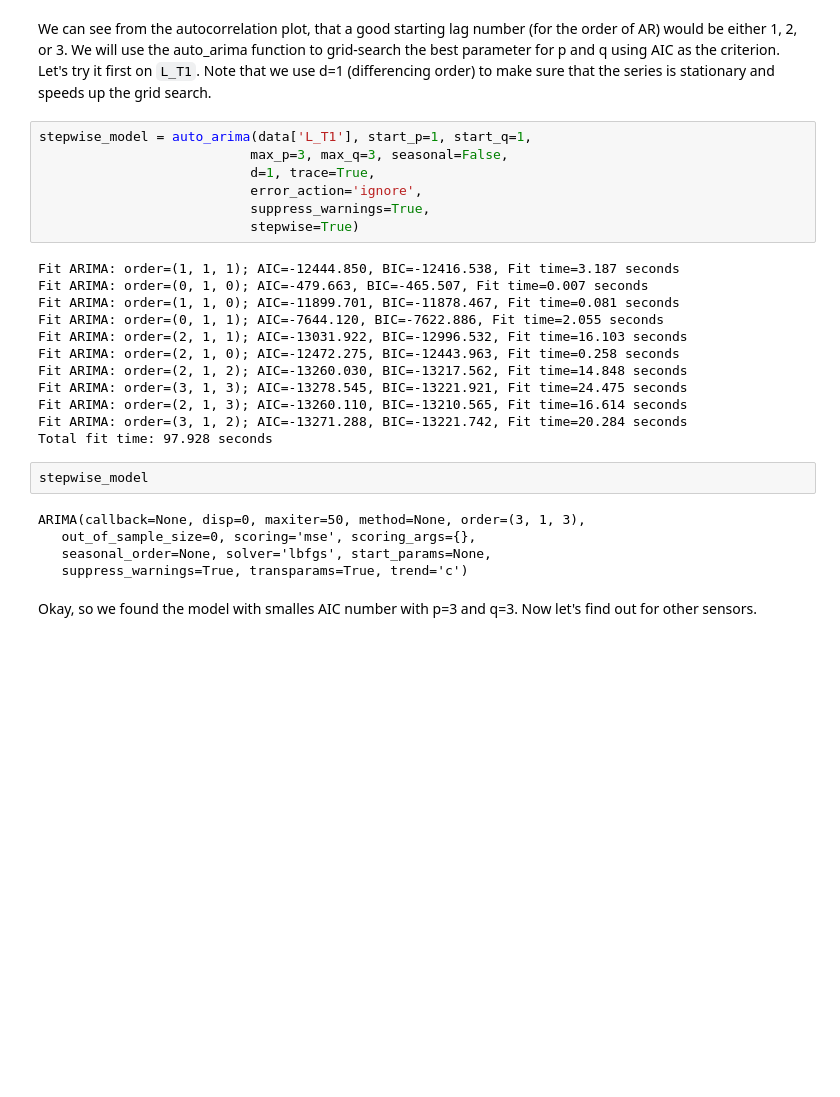
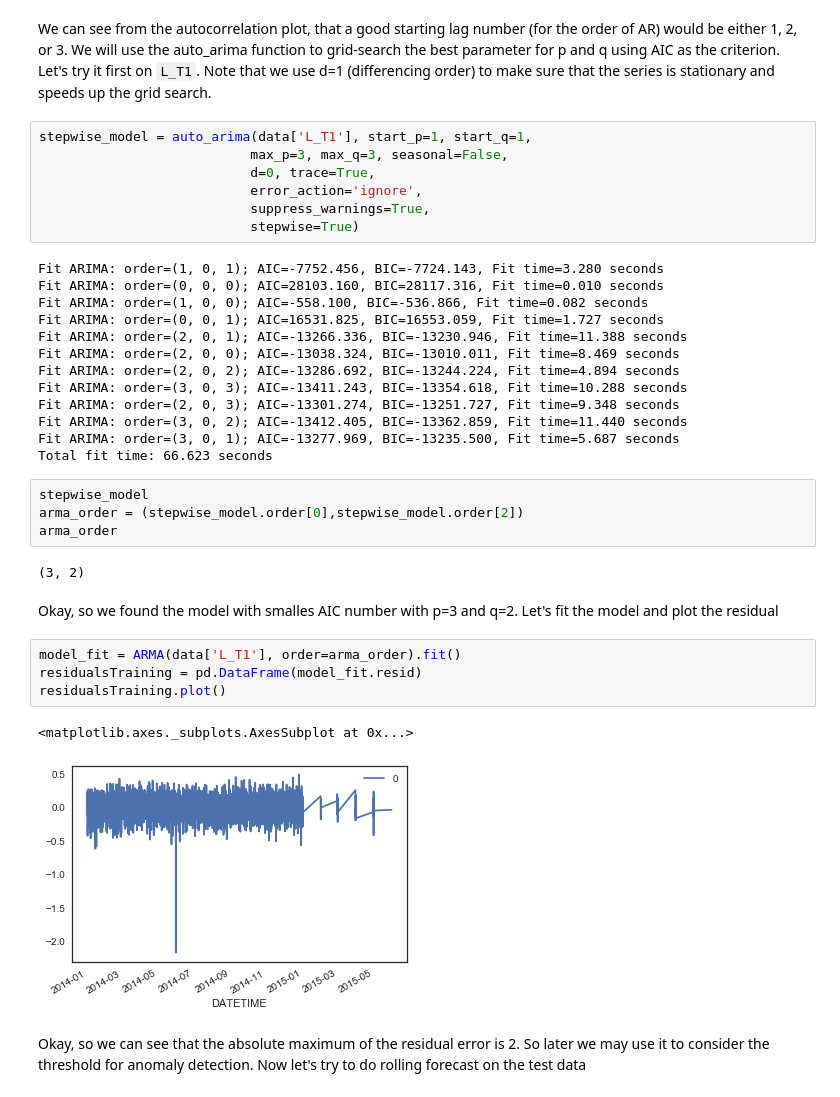
Before and after one commit to enreina/cs4035-lab, a Jupyter notebook: lab2/anomaly_detection.ipynb, the cells around one changed output. Cells and saved outputs as stored; diff of their text form; blank space fills up the shorter version.

Commit message:
ARMA: anomaly detection

```diff
--- a/lab2/anomaly_detection.ipynb
+++ b/lab2/anomaly_detection.ipynb
@@ -177,28 +179,37 @@ We can see from the autocorrelation plot, that a good starting lag number (for t
 # %%
 stepwise_model = auto_arima(data['L_T1'], start_p=1, start_q=1,
                            max_p=3, max_q=3, seasonal=False,
-                           d=1, trace=True,
+                           d=0, trace=True,
                            error_action='ignore',
                            suppress_warnings=True,
                            stepwise=True)
 # %% [output]
-Fit ARIMA: order=(1, 1, 1); AIC=-12444.850, BIC=-12416.538, Fit time=3.187 seconds
-Fit ARIMA: order=(0, 1, 0); AIC=-479.663, BIC=-465.507, Fit time=0.007 seconds
-Fit ARIMA: order=(1, 1, 0); AIC=-11899.701, BIC=-11878.467, Fit time=0.081 seconds
-Fit ARIMA: order=(0, 1, 1); AIC=-7644.120, BIC=-7622.886, Fit time=2.055 seconds
-Fit ARIMA: order=(2, 1, 1); AIC=-13031.922, BIC=-12996.532, Fit time=16.103 seconds
-Fit ARIMA: order=(2, 1, 0); AIC=-12472.275, BIC=-12443.963, Fit time=0.258 seconds
-Fit ARIMA: order=(2, 1, 2); AIC=-13260.030, BIC=-13217.562, Fit time=14.848 seconds
-Fit ARIMA: order=(3, 1, 3); AIC=-13278.545, BIC=-13221.921, Fit time=24.475 seconds
-Fit ARIMA: order=(2, 1, 3); AIC=-13260.110, BIC=-13210.565, Fit time=16.614 seconds
-Fit ARIMA: order=(3, 1, 2); AIC=-13271.288, BIC=-13221.742, Fit time=20.284 seconds
-Total fit time: 97.928 seconds
+Fit ARIMA: order=(1, 0, 1); AIC=-7752.456, BIC=-7724.143, Fit time=3.280 seconds
+Fit ARIMA: order=(0, 0, 0); AIC=28103.160, BIC=28117.316, Fit time=0.010 seconds
+Fit ARIMA: order=(1, 0, 0); AIC=-558.100, BIC=-536.866, Fit time=0.082 seconds
+Fit ARIMA: order=(0, 0, 1); AIC=16531.825, BIC=16553.059, Fit time=1.727 seconds
+Fit ARIMA: order=(2, 0, 1); AIC=-13266.336, BIC=-13230.946, Fit time=11.388 seconds
+Fit ARIMA: order=(2, 0, 0); AIC=-13038.324, BIC=-13010.011, Fit time=8.469 seconds
+Fit ARIMA: order=(2, 0, 2); AIC=-13286.692, BIC=-13244.224, Fit time=4.894 seconds
+Fit ARIMA: order=(3, 0, 3); AIC=-13411.243, BIC=-13354.618, Fit time=10.288 seconds
+Fit ARIMA: order=(2, 0, 3); AIC=-13301.274, BIC=-13251.727, Fit time=9.348 seconds
+Fit ARIMA: order=(3, 0, 2); AIC=-13412.405, BIC=-13362.859, Fit time=11.440 seconds
+Fit ARIMA: order=(3, 0, 1); AIC=-13277.969, BIC=-13235.500, Fit time=5.687 seconds
+Total fit time: 66.623 seconds
-# %%
-stepwise_model
-# %% [output]
-ARIMA(callback=None, disp=0, maxiter=50, method=None, order=(3, 1, 3),
-   out_of_sample_size=0, scoring='mse', scoring_args={},
-   seasonal_order=None, solver='lbfgs', start_params=None,
-   suppress_warnings=True, transparams=True, trend='c')
+# %%
+stepwise_model
+arma_order = (stepwise_model.order[0],stepwise_model.order[2])
+arma_order
+# %% [output]
+(3, 2)
 # %% [markdown]
-Okay, so we found the model with smalles AIC number with p=3 and q=3. Now let's find out for other sensors.
+Okay, so we found the model with smalles AIC number with p=3 and q=2. Let's fit the model and plot the residual
+# %%
+model_fit = ARMA(data['L_T1'], order=arma_order).fit()
+residualsTraining = pd.DataFrame(model_fit.resid)
+residualsTraining.plot()
+# %% [output]
+<matplotlib.axes._subplots.AxesSubplot at 0x...>
+[figure, added]
+# %% [markdown]
+Okay, so we can see that the absolute maximum of the residual error is 2. So later we may use it to consider the threshold for anomaly detection. Now let's try to do rolling forecast on the test data
```
Also changed, not shown: parts of 14 cells of this notebook.
